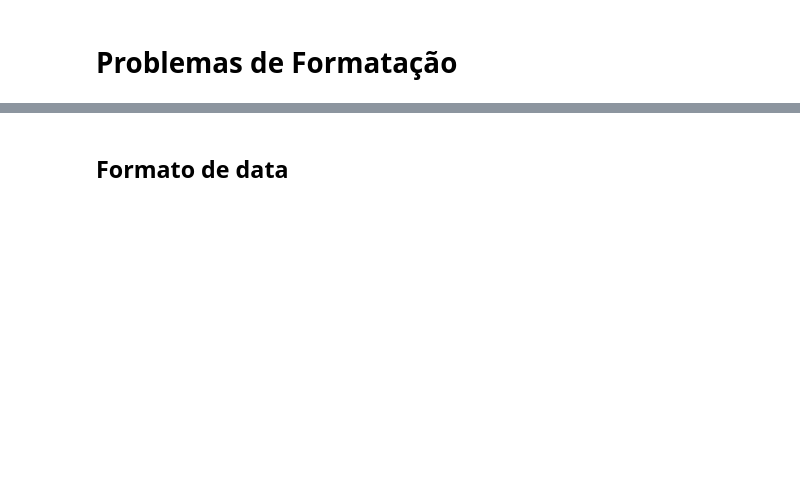
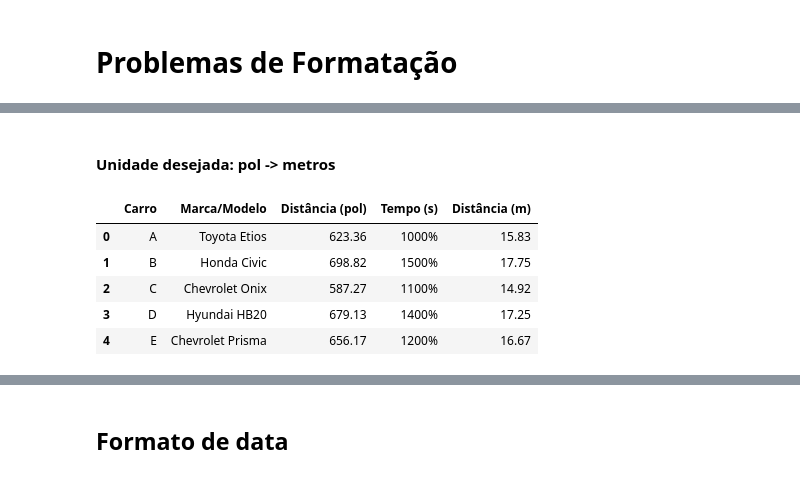
Before and after one commit to tafarelyan/aula-ETL, a Jupyter notebook: Aula 3 - Problemas nos dados.ipynb, the cells around one changed output, grey strips where cells are left out. Cells and saved outputs as stored; diff of their text form; code cells hidden in the pictures; blank space fills up the shorter version.

```diff
--- a/Aula 3 - Problemas nos dados.ipynb
+++ b/Aula 3 - Problemas nos dados.ipynb
@@ -341,0 +264,11 @@ mistura[['Winner', 'SB']]
+# %%
+import pandas as pd
+
+df = pd.DataFrame({
+    'Carro': ['A', 'B', 'C', 'D', 'E'],
+    'Marca/Modelo': ['Toyota-Etios', 'Honda*Civic', 'Chevrolet Onix', 'Hyundai/HB20', 'Chevrolet Prisma'],
+    'Distância (pol)': [623.36, 698.82, 587.27, 679.13, 656.17],
+    'Tempo (s)': ['1000%', '1500%', '1100%', '1400%', '1200%'],
+})
+
+df.head()
@@ -341,0 +284,18 @@ mistura[['Winner', 'SB']]
+# %%
+marca_modelos = []
+for marca_modelo in df['Marca/Modelo']:
+    # Solucao 1
+    # marca_modelo = marca_modelo.replace('-', ' ')
+    # marca_modelo = marca_modelo.replace('*', ' ')
+    # marca_modelo = marca_modelo.replace('/', ' ')
+
+    # Solucao 2
+    # marca_modelo = marca_modelo.replace('-', ' ')replace('*', ' ').replace('/', ' ')
+
+    for caractere in ['-', '*', '/']:
+        marca_modelo = marca_modelo.replace(caractere, ' ')
+
+    marca_modelos.append(marca_modelo)
+
+df['Marca/Modelo'] = marca_modelos
+df.head()
@@ -341,0 +309,13 @@ mistura[['Winner', 'SB']]
+# %% [markdown]
+#### Unidade desejada: pol -> metros
+# %%
+# round(numero, numero-casas-decimais)
+df['Distância (m)'] = round(df['Distância (pol)'] * 0.0254, 2)
+df.head()
+# %% [output]
+|  | Carro | Marca/Modelo | Distância (pol) | Tempo (s) | Distância (m) |
+| 0 | A | Toyota Etios | 623.36 | 1000% | 15.83 |
+| 1 | B | Honda Civic | 698.82 | 1500% | 17.75 |
+| 2 | C | Chevrolet Onix | 587.27 | 1100% | 14.92 |
+| 3 | D | Hyundai HB20 | 679.13 | 1400% | 17.25 |
+| 4 | E | Chevrolet Prisma | 656.17 | 1200% | 16.67 |
```
Also changed, not shown: parts of 57 cells of this notebook.
